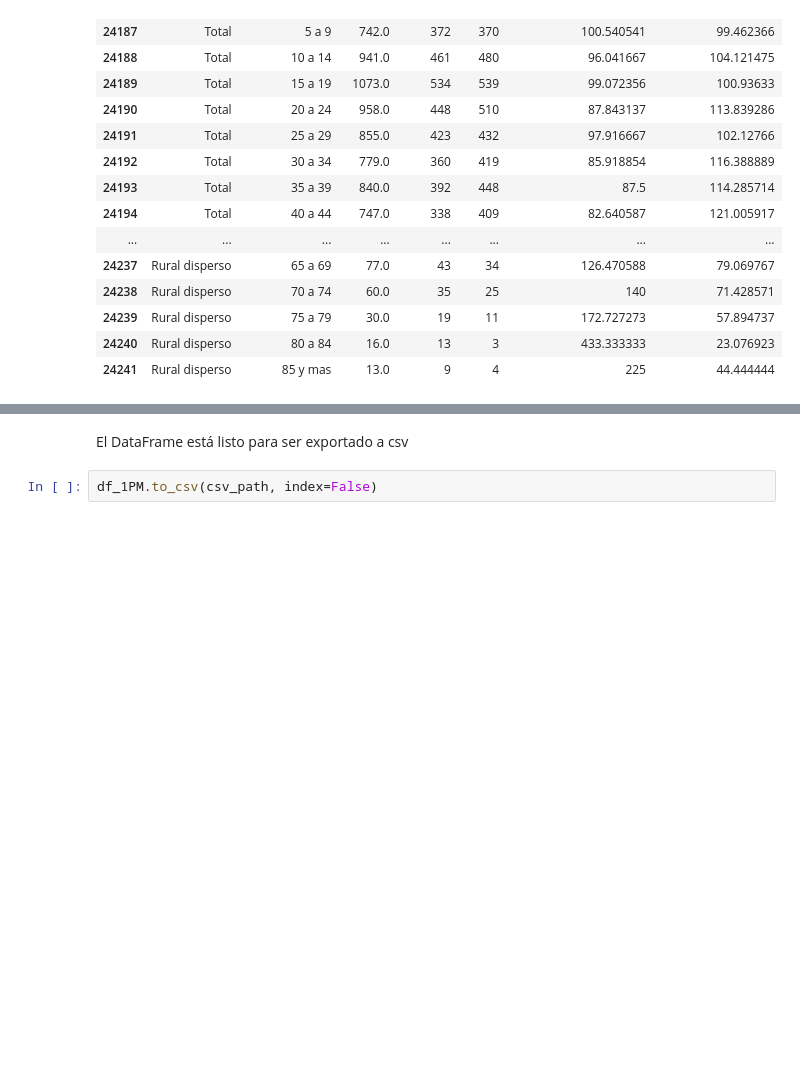
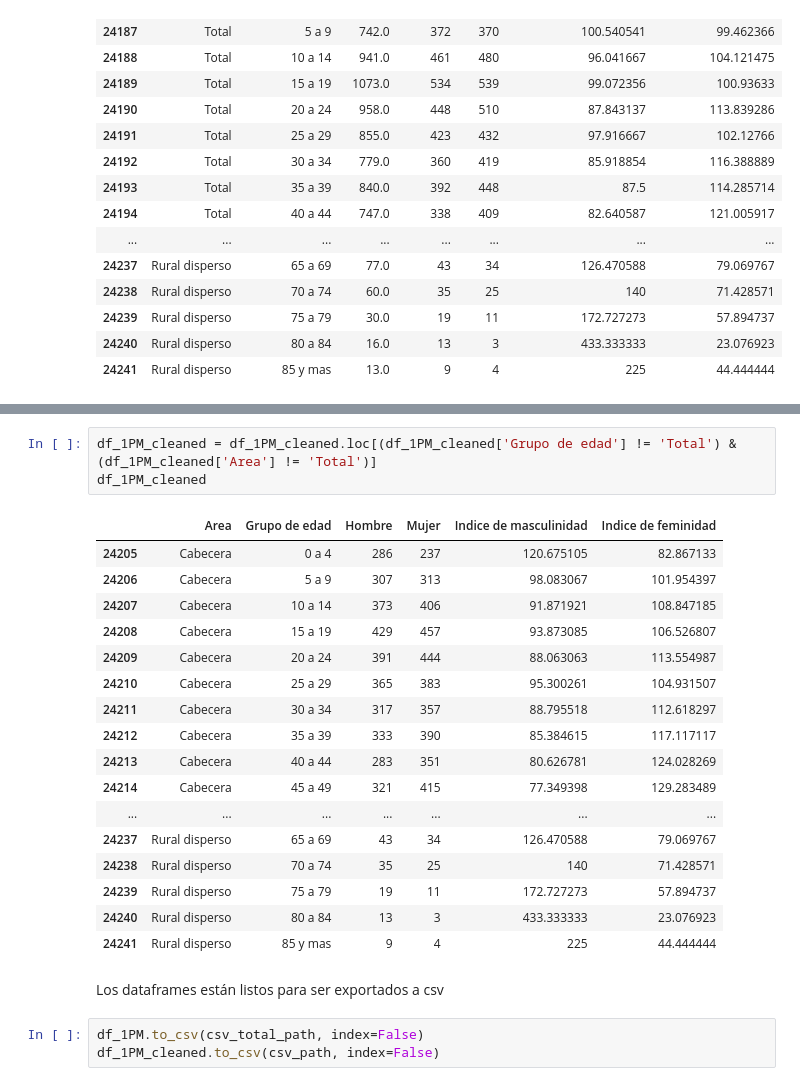
Before and after one commit to Schiavi13/Censo-Viterbo-Caldas-2018, a Jupyter notebook: source_to_csv_1pm.ipynb, the cells around one changed output, grey strips where cells are left out. Saved outputs shown, nothing was run; the diff lists cells and outputs as text; blank space fills up the shorter version.

```diff
--- a/source_to_csv_1pm.ipynb
+++ b/source_to_csv_1pm.ipynb
@@ -144,4 +170,26 @@ df_1PM
+# %%
+df_1PM_cleaned = df_1PM_cleaned.loc[(df_1PM_cleaned['Grupo de edad'] != 'Total') & (df_1PM_cleaned['Area'] != 'Total')]
+df_1PM_cleaned
+# %% [output]
+|  | Area | Grupo de edad | Hombre | Mujer | Indice de masculinidad | Indice de feminidad |
+| 24205 | Cabecera | 0 a 4 | 286 | 237 | 120.675105 | 82.867133 |
+| 24206 | Cabecera | 5 a 9 | 307 | 313 | 98.083067 | 101.954397 |
+| 24207 | Cabecera | 10 a 14 | 373 | 406 | 91.871921 | 108.847185 |
+| 24208 | Cabecera | 15 a 19 | 429 | 457 | 93.873085 | 106.526807 |
+| 24209 | Cabecera | 20 a 24 | 391 | 444 | 88.063063 | 113.554987 |
+| 24210 | Cabecera | 25 a 29 | 365 | 383 | 95.300261 | 104.931507 |
+| 24211 | Cabecera | 30 a 34 | 317 | 357 | 88.795518 | 112.618297 |
+| 24212 | Cabecera | 35 a 39 | 333 | 390 | 85.384615 | 117.117117 |
+| 24213 | Cabecera | 40 a 44 | 283 | 351 | 80.626781 | 124.028269 |
+| 24214 | Cabecera | 45 a 49 | 321 | 415 | 77.349398 | 129.283489 |
+| ... | ... | ... | ... | ... | ... | ... |
+| 24237 | Rural disperso | 65 a 69 | 43 | 34 | 126.470588 | 79.069767 |
+| 24238 | Rural disperso | 70 a 74 | 35 | 25 | 140 | 71.428571 |
+| 24239 | Rural disperso | 75 a 79 | 19 | 11 | 172.727273 | 57.894737 |
+| 24240 | Rural disperso | 80 a 84 | 13 | 3 | 433.333333 | 23.076923 |
+| 24241 | Rural disperso | 85 y mas | 9 | 4 | 225 | 44.444444 |
 # %% [markdown]
-El DataFrame está listo para ser exportado a csv
+Los dataframes están listos para ser exportados a csv
 # %%
-df_1PM.to_csv(csv_path, index=False)
+df_1PM.to_csv(csv_total_path, index=False)
+df_1PM_cleaned.to_csv(csv_path, index=False)
```
Also changed, not shown: parts of 3 cells of this notebook.
